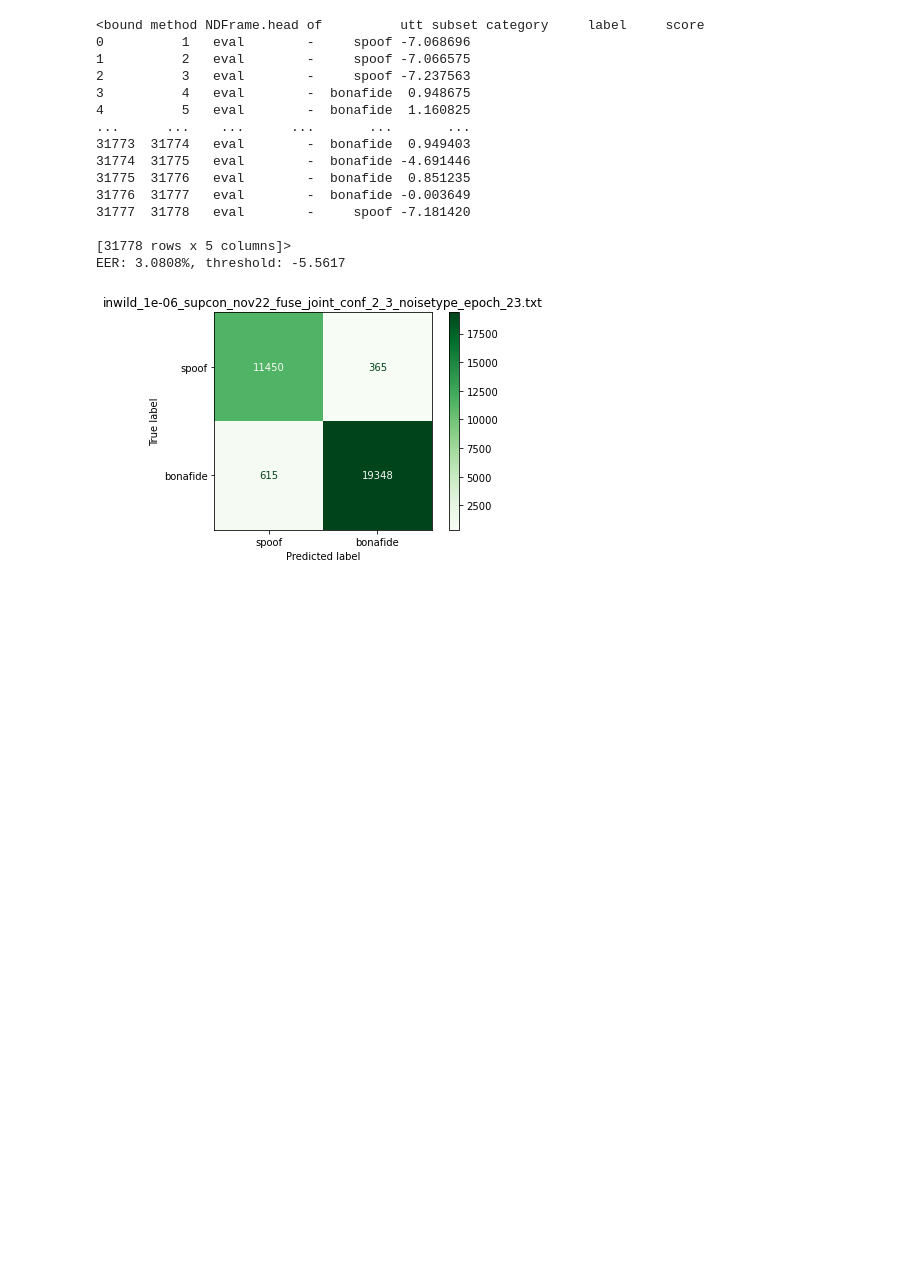
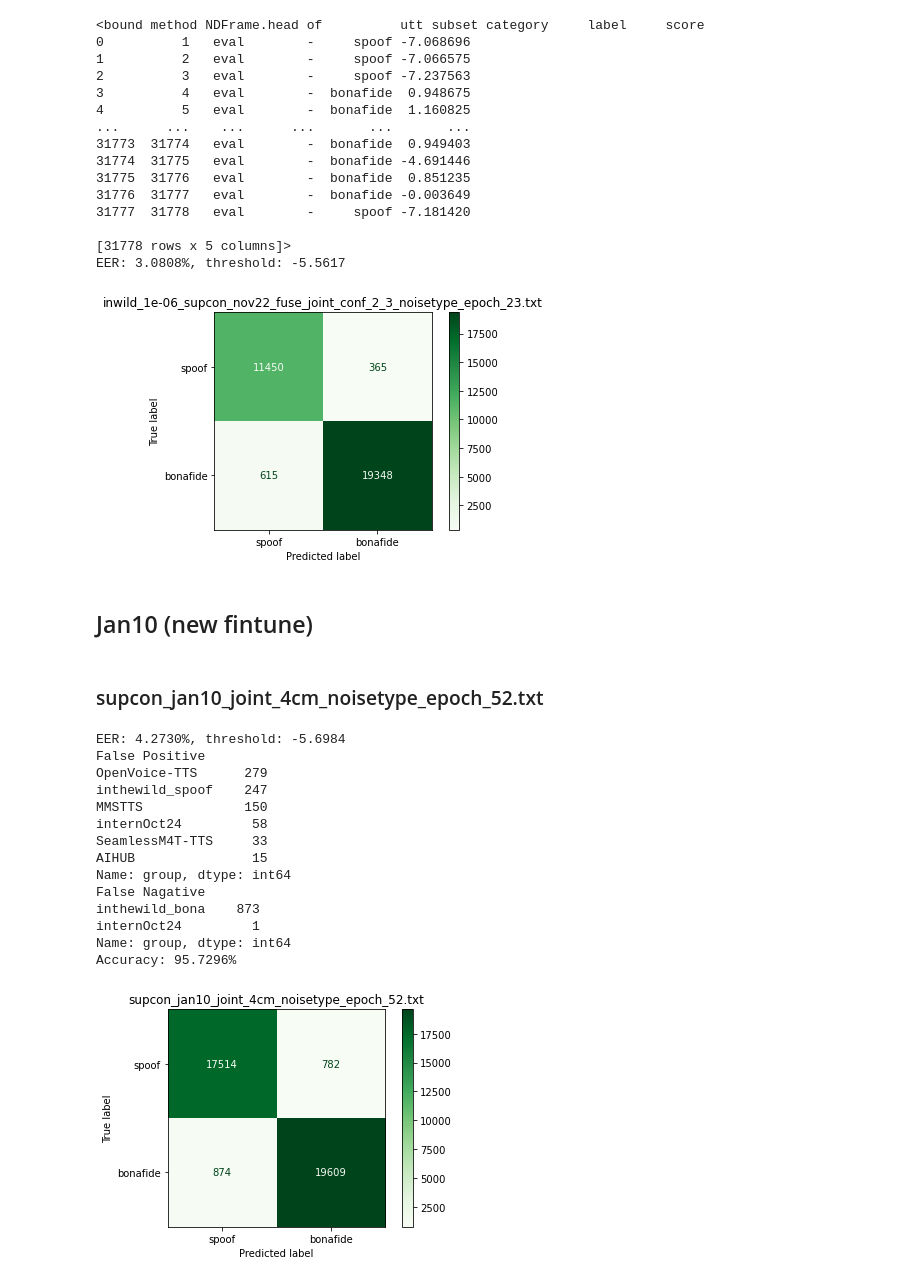
Before and after one commit to josebeo2016/DNNFuse, a Jupyter notebook: result.ipynb, the cells around one changed output. Saved outputs shown, nothing was run; the diff lists cells and outputs as text; code cells hidden in the pictures; blank space fills up the shorter version.

```diff
--- a/result.ipynb
+++ b/result.ipynb
@@ -2084,3 +2084,66 @@ plt.show()
 [31778 rows x 5 columns]>
 EER: 3.0808%, threshold: -5.5617
 [figure]
+# %% [markdown]
+## Jan10 (new fintune)
+# %%
+supcon_jan10_df = pd.read_csv("DATA/jan10_supcon_jan10/df_meta_nov22_finetune_2.csv")
+supcon_jan10_df.fillna("-", inplace=True)
+supcon_jan10_df = supcon_jan10_df.astype(str)
+# print(supcon_jan10_df.head)
+# %% [markdown]
+### supcon_jan10_joint_4cm_noisetype_epoch_52.txt
+# %%
+pred_df = pd.read_csv("docs/supcon_jan10_joint_4cm_noisetype_epoch_52.txt", sep=" ", header=None)
+pred_df.columns = ["utt","score"]
+
+# supcon_nov22_finetune_df['utt'] = supcon_nov22_finetune_df['utt'].apply(lambda x: x.split('/')[-1].split('.')[0])
+pred_df['utt'] = pred_df['utt'].apply(lambda x: x.split('/')[-1].split('.')[0])
+
+# pred_df['pred'] = pred_df['pred'].apply(lambda x: 'bonafide' if x == 1 else 'spoof')
+# pred_df['pred'] = pred_df['score'].apply(lambda x: 'spoof' if x < threshold else 'bonafide')
+# pred_df.head
+# merge eval_df and pred_df on utt
+res_df = pd.merge(supcon_jan10_df, pred_df, on='utt')
+# res_df = res_df[res_df['group'] == 'internOct24']
+# filter = res_df[res_df['group']=='inthewild_spoof']
+# bona = res_df[res_df['group']=='inthewild_bona']
+# bona = res_df[(res_df['label'] == 'bonafide')].sample(n=filter.shape[0], random_state=42)
+# res_df = pd.concat([filter, bona])
+
+# compute EER
+spoof_scores = res_df[res_df['label'] == 'spoof']['score']
+bonafide_scores = res_df[res_df['label'] == 'bonafide']['score']
+eer, threshold = compute_eer(bonafide_scores, spoof_scores)
+print("EER: {:.4f}%, threshold: {:.4f}".format(eer*100, threshold))
+res_df['pred'] = res_df['score'].apply(lambda x: 'spoof' if x < threshold else 'bonafide')
+
+print("False Positive")
+print(res_df[(res_df['label'] == 'spoof') & (res_df['pred']=='bonafide')]['group'].value_counts())
+print("False Nagative")
+print(res_df[(res_df['label'] == 'bonafide') & (res_df['pred']=='spoof')]['group'].value_counts())
+
+# confusion matrix
+cm = confusion_matrix(res_df["label"], res_df["pred"], labels=["spoof","bonafide"])
+disp = ConfusionMatrixDisplay(confusion_matrix=cm, display_labels=["spoof","bonafide"])
+disp.plot(cmap='Greens', values_format='g')
+plt.title("supcon_jan10_joint_4cm_noisetype_epoch_52.txt")
+print("Accuracy: {:.4f}%".format(accuracy_score(res_df["label"], res_df["pred"])*100))
+# plt.savefig("figs/ori_assl_cm.png", dpi=300)
+plt.show()
+# %% [output]
+EER: 4.2730%, threshold: -5.6984
+False Positive
+OpenVoice-TTS      279
+inthewild_spoof    247
+MMSTTS             150
+internOct24         58
+SeamlessM4T-TTS     33
+AIHUB               15
+Name: group, dtype: int64
+False Nagative
+inthewild_bona    873
+internOct24         1
+Name: group, dtype: int64
+Accuracy: 95.7296%
+[figure, added]
```
Also changed, not shown: parts of 1 cell of this notebook, 26 other files.
